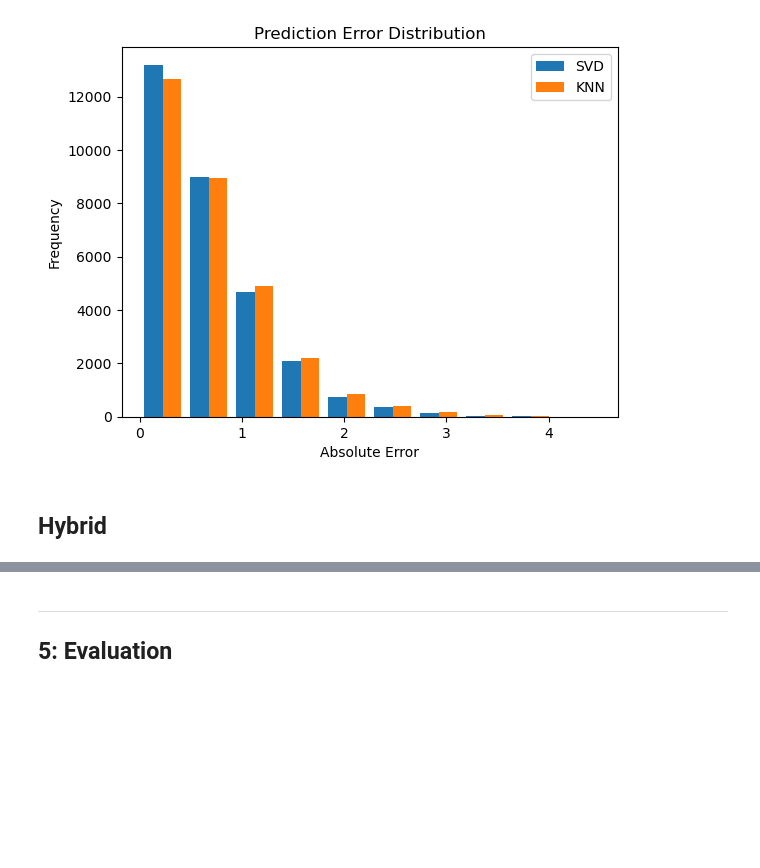
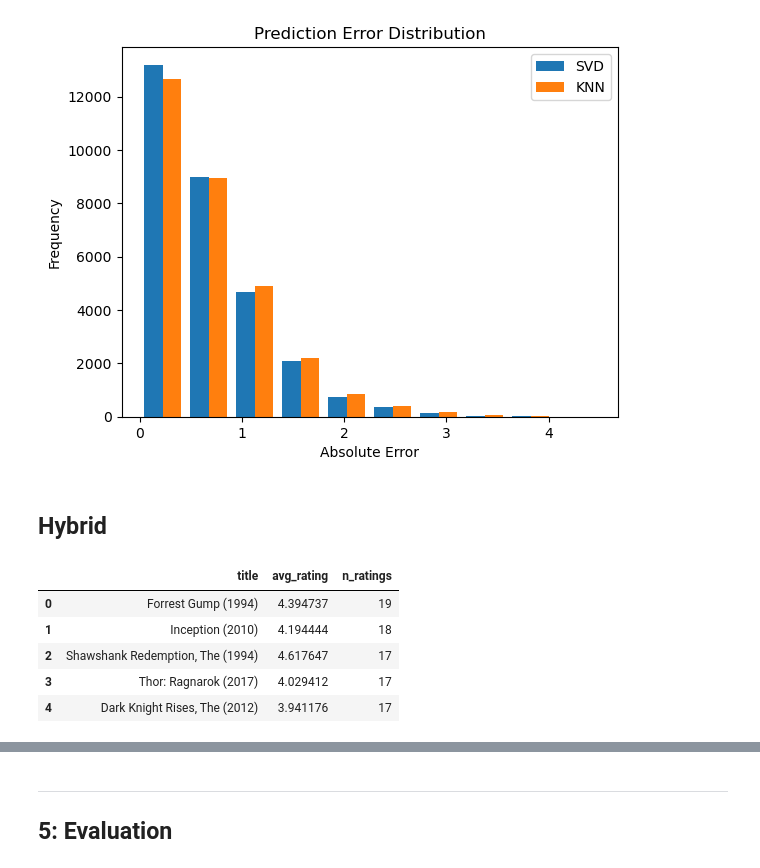
Before and after one commit to just-mawi/Group1_Phase4, a Jupyter notebook: movies.ipynb, the cells around one changed output, grey strips where cells are left out. Saved outputs shown, nothing was run; the diff lists cells and outputs as text; code cells hidden in the pictures; blank space fills up the shorter version.

```diff
--- a/movies.ipynb
+++ b/movies.ipynb
@@ -1015,17 +1015,29 @@ def get_user_stage(user_id, df):
     else:
         return "resident"
 # %%
-def recommend_popular(train_df, n=5):
-    popular = (
-        train_df.groupby('movieId')
-        .agg(avg_rating=('rating', 'mean'),
-             n_ratings=('rating', 'count'))
-        .query('n_ratings >= 20')  # avoid noise
-        .sort_values(['avg_rating', 'n_ratings'], ascending=False)
+def recommend_trending(train_df, movies, n=5, days=365):
+    cutoff = train_df['datetime'].max() - pd.Timedelta(days=days)
+
+    trending = (
+        train_df[train_df['datetime'] >= cutoff]
+        .groupby('movieId')
+        .agg(avg_rating=('rating', 'mean'), n_ratings=('rating', 'count'))
+        .query('n_ratings >= 10')
+        .sort_values(['n_ratings', 'avg_rating'], ascending=False)
         .head(n)
+        .merge(movies[['movieId', 'title']], on='movieId')
     )
 
-    return movies[movies['movieId'].isin(popular.index)][['title']]
+    return trending[['title', 'avg_rating', 'n_ratings']].reset_index(drop=True)
+
+recommend_trending(train_df, movies, n=5)
+# %% [output]
+|  | title | avg_rating | n_ratings |
+| 0 | Forrest Gump (1994) | 4.394737 | 19 |
+| 1 | Inception (2010) | 4.194444 | 18 |
+| 2 | Shawshank Redemption, The (1994) | 4.617647 | 17 |
+| 3 | Thor: Ragnarok (2017) | 4.029412 | 17 |
+| 4 | Dark Knight Rises, The (2012) | 3.941176 | 17 |
 # %%
 class HybridRecommender:
 
```
Also changed, not shown: parts of 11 cells of this notebook.
